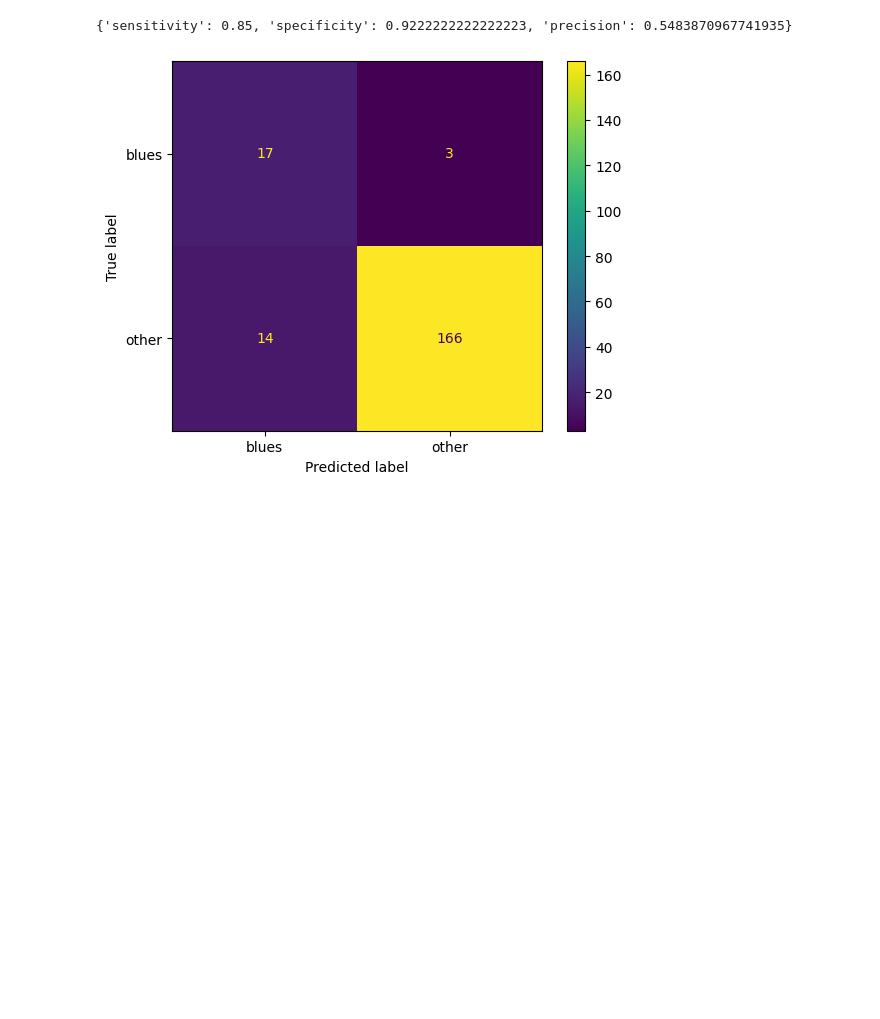
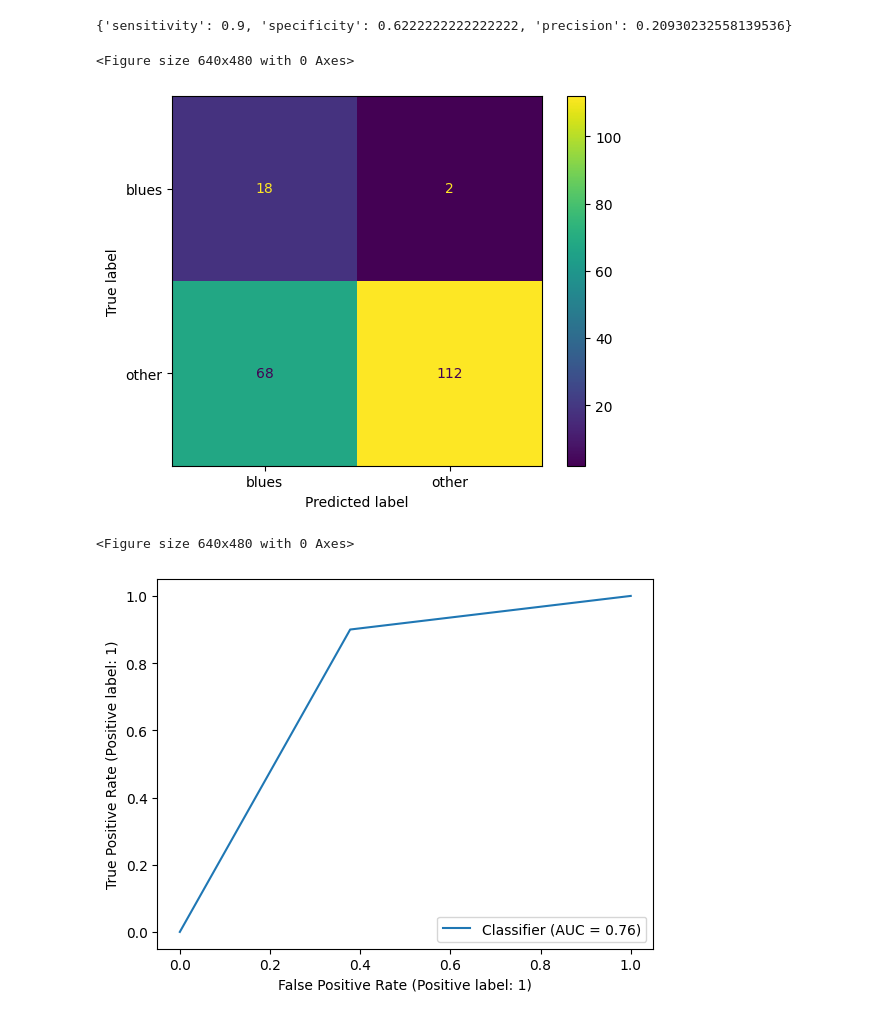
Before and after one commit to AlexandreAndrade00/rp_project, a Jupyter notebook: src/project.ipynb, the cells around one changed output. Saved outputs shown, nothing was run; the diff lists cells and outputs as text; code cells hidden in the pictures; blank space fills up the shorter version.

```diff
--- a/src/project.ipynb
+++ b/src/project.ipynb
@@ -4,15 +4,18 @@ import classifier as cl
 # %%
 X_train, X_test, y_train, y_test = read_and_standardize_data(True, "blues")
 
 model: cl.Classifier = cl.Classifier(X_train, y_train)
 
-model.pre_process("LDA")
+model.pre_process("KW")
 
-model.train("one_vs_all", target_class="blues", distance_type="euclidean")
+model.train("one_vs_all", distance_type="euclidean")
 
 model.predict(X_test, y_test)
 
 model.get_statistics(y_test, True)
 # %% [output]
-{'sensitivity': 0.85, 'specificity': 0.9222222222222223, 'precision': 0.5483870967741935}
+{'sensitivity': 0.9, 'specificity': 0.6222222222222222, 'precision': 0.20930232558139536}
+<Figure size 640x480 with 0 Axes>
-[figure, old version]
+[figure, new version]
+<Figure size 640x480 with 0 Axes>
+[figure, added]
```
Also changed, not shown: 3 other files.
